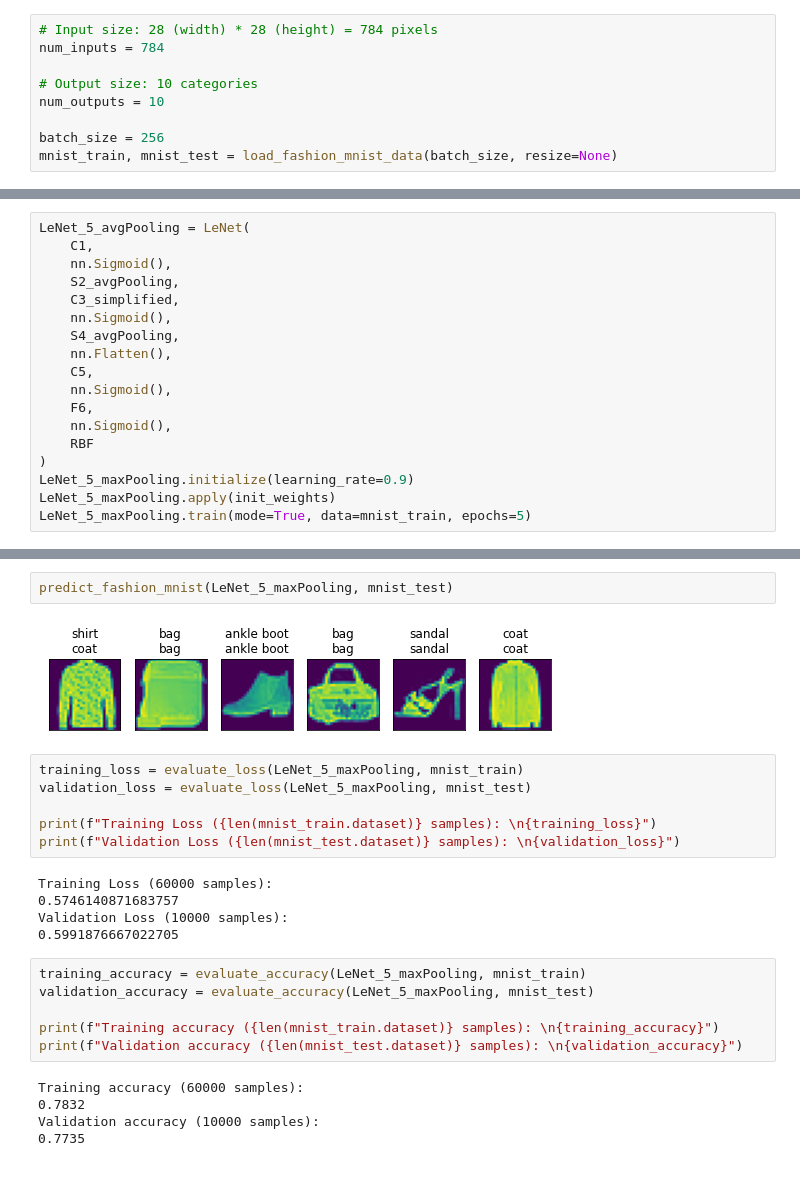
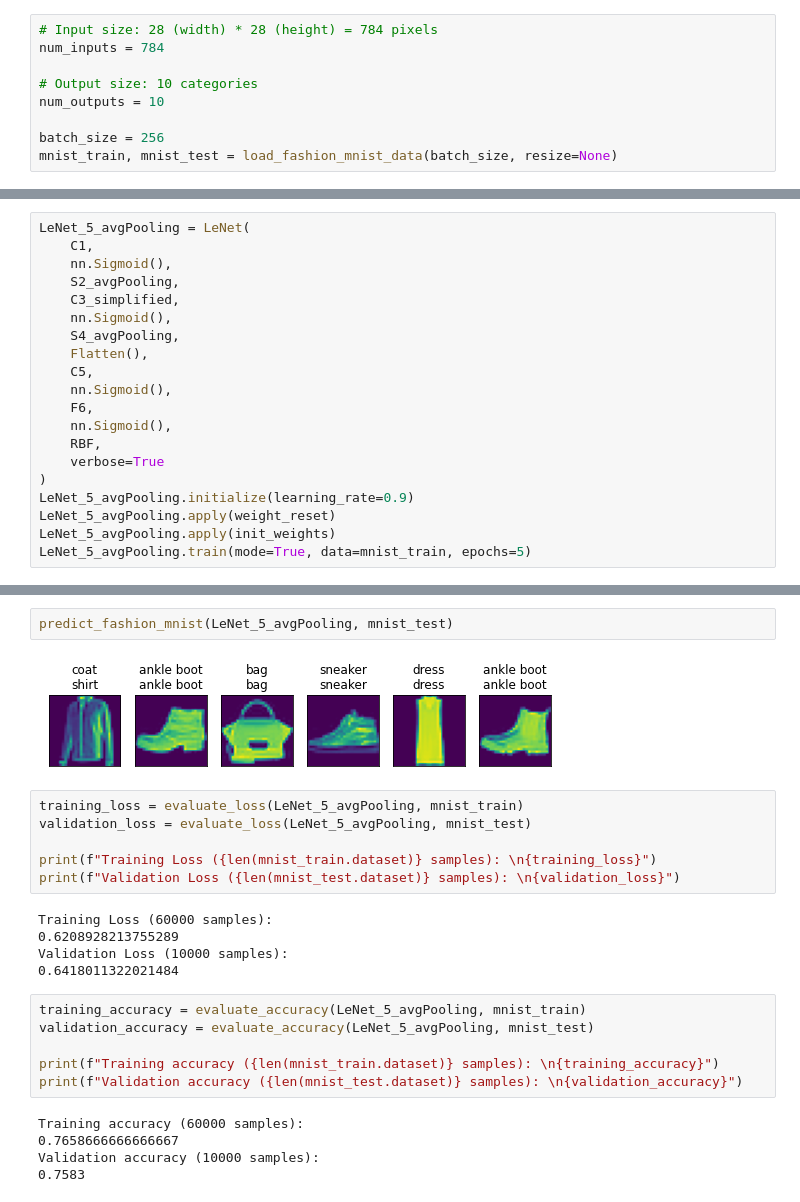
Before and after one commit to M0gician/DeepLearningPlayground, a Jupyter notebook: LeNet.ipynb, the cells around one changed output, grey strips where cells are left out. Drawn from its saved outputs; the diff is of its cells as text.

```diff
--- a/LeNet.ipynb
+++ b/LeNet.ipynb
@@ -113,14 +117,16 @@ LeNet_5_avgPooling = LeNet(
     C3_simplified,
     nn.Sigmoid(),
     S4_avgPooling,
-    nn.Flatten(),
+    Flatten(),
     C5,
     nn.Sigmoid(),
     F6,
     nn.Sigmoid(),
-    RBF
+    RBF,
+    verbose=True
 )
-LeNet_5_maxPooling.initialize(learning_rate=0.9)
-LeNet_5_maxPooling.apply(init_weights)
-LeNet_5_maxPooling.train(mode=True, data=mnist_train, epochs=5)
+LeNet_5_avgPooling.initialize(learning_rate=0.9)
+LeNet_5_avgPooling.apply(weight_reset)
+LeNet_5_avgPooling.apply(init_weights)
+LeNet_5_avgPooling.train(mode=True, data=mnist_train, epochs=5)
 # %% [output]
@@ -158,28 +163,28 @@ LeNet(
   (criterion): CrossEntropyLoss()
 )
 # %%
-predict_fashion_mnist(LeNet_5_maxPooling, mnist_test)
+predict_fashion_mnist(LeNet_5_avgPooling, mnist_test)
 # %% [output]
-[figure, old version]
+[figure, new version]
 # %%
-training_loss = evaluate_loss(LeNet_5_maxPooling, mnist_train)
-validation_loss = evaluate_loss(LeNet_5_maxPooling, mnist_test)
+training_loss = evaluate_loss(LeNet_5_avgPooling, mnist_train)
+validation_loss = evaluate_loss(LeNet_5_avgPooling, mnist_test)
 
 print(f"Training Loss ({len(mnist_train.dataset)} samples): \n{training_loss}")
 print(f"Validation Loss ({len(mnist_test.dataset)} samples): \n{validation_loss}")
 # %% [output]
 Training Loss (60000 samples):
-0.5746140871683757
+0.6208928213755289
 Validation Loss (10000 samples):
-0.5991876667022705
+0.6418011322021484
 # %%
-training_accuracy = evaluate_accuracy(LeNet_5_maxPooling, mnist_train)
-validation_accuracy = evaluate_accuracy(LeNet_5_maxPooling, mnist_test)
+training_accuracy = evaluate_accuracy(LeNet_5_avgPooling, mnist_train)
+validation_accuracy = evaluate_accuracy(LeNet_5_avgPooling, mnist_test)
 
 print(f"Training accuracy ({len(mnist_train.dataset)} samples): \n{training_accuracy}")
 print(f"Validation accuracy ({len(mnist_test.dataset)} samples): \n{validation_accuracy}")
 # %% [output]
 Training accuracy (60000 samples):
-0.7832
+0.7658666666666667
 Validation accuracy (10000 samples):
-0.7735
+0.7583
```
Also changed, not shown: parts of 6 cells of this notebook, 2 other files.
